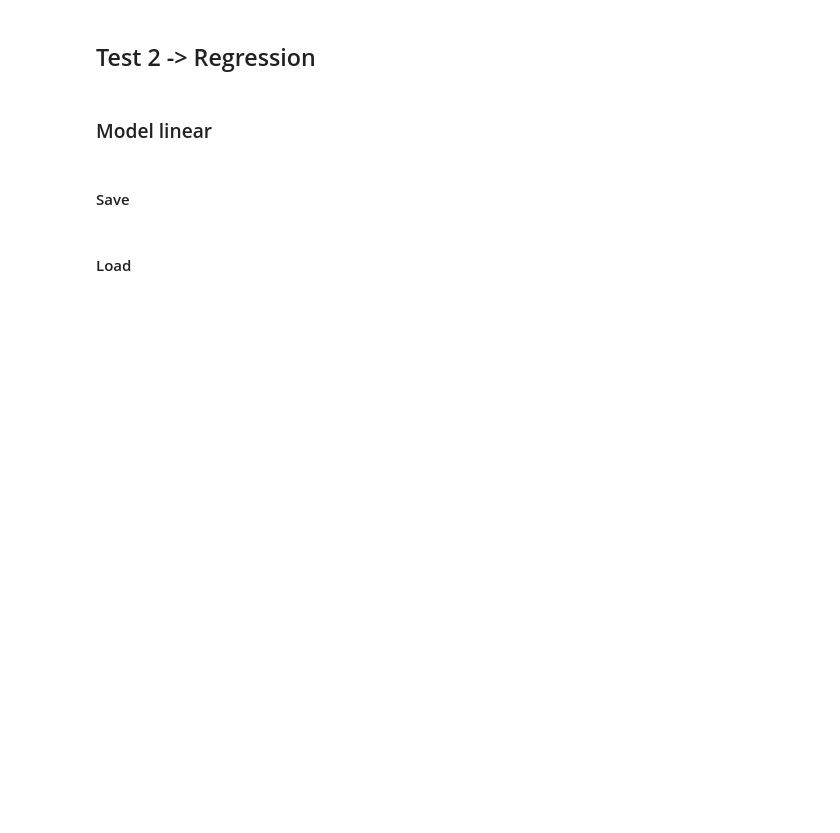
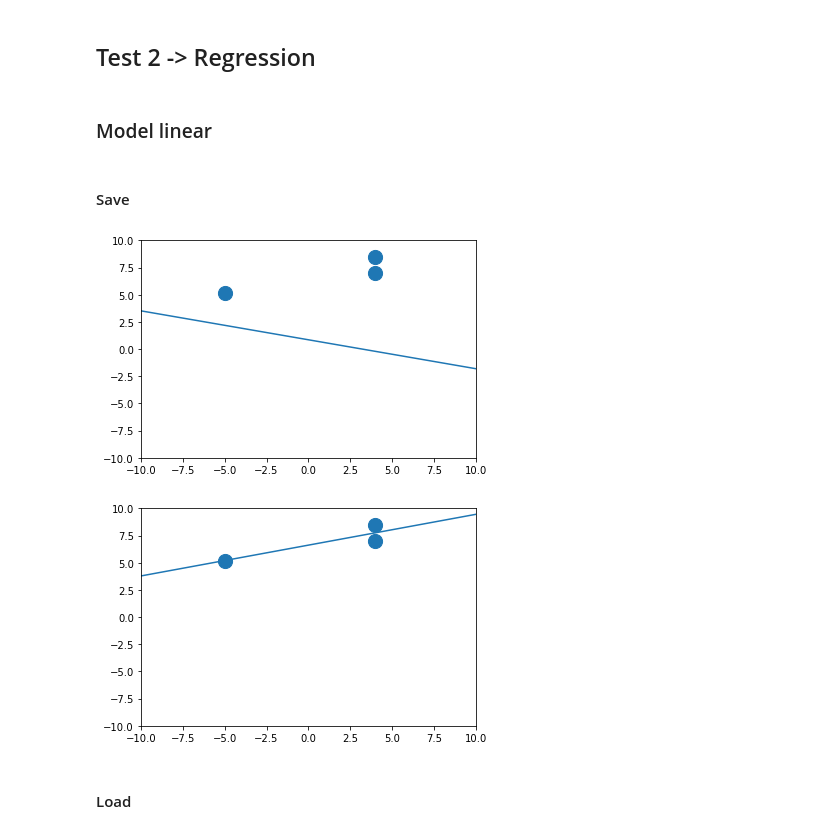
Before and after one commit to quentin-pierson/projetAnnuel, a Jupyter notebook: python/rendu/Notebook___CAS_DE_TESTS.ipynb, the cells around one changed output. Cells and saved outputs as stored; diff of their text form; code cells hidden in the pictures; blank space fills up the shorter version.

```diff
--- a/python/rendu/Notebook___CAS_DE_TESTS.ipynb
+++ b/python/rendu/Notebook___CAS_DE_TESTS.ipynb
@@ -1463,2 +1529,34 @@ dataset_expected_outputs = [
+# %%
+resultat4 = lm.create_linear_model(2)
+model4 = resultat4[0]
+
+flattened_dataset_inputs = []
+for p in dataset_inputs:
+    flattened_dataset_inputs.append(p[0])
+
+test_dataset_inputs = [i for i in range(-10, 11)]
+predicted_outputs = [lm.predict_linear_model_regression(model4, [p]) for p in test_dataset_inputs]
+
+plt.plot(test_dataset_inputs, predicted_outputs)
+plt.scatter([p[0] for p in dataset_inputs], dataset_expected_outputs, s=200)
+plt.axis([-10, 10, -10, 10])
+plt.show()
+
+lm.train_regression_pseudo_inverse_linear_model(model4, flattened_dataset_inputs, dataset_expected_outputs)
+
+test_dataset_inputs = [i for i in range(-10, 11)]
+predicted_outputs = [lm.predict_linear_model_regression(model4, [p]) for p in test_dataset_inputs]
+
+plt.plot(test_dataset_inputs, predicted_outputs)
+plt.scatter([p[0] for p in dataset_inputs], dataset_expected_outputs, s=200)
+plt.axis([-10, 10, -10, 10])
+plt.show()
+
+# lm.save_linear_model_regression(model4)
+
+lm.destroy_linear_model(resultat4)
+# %% [output]
+[figure, added]
+[figure, added]
 # %% [markdown]
 #### Load
```
Also changed, not shown: parts of 38 cells of this notebook, 2 other files.
